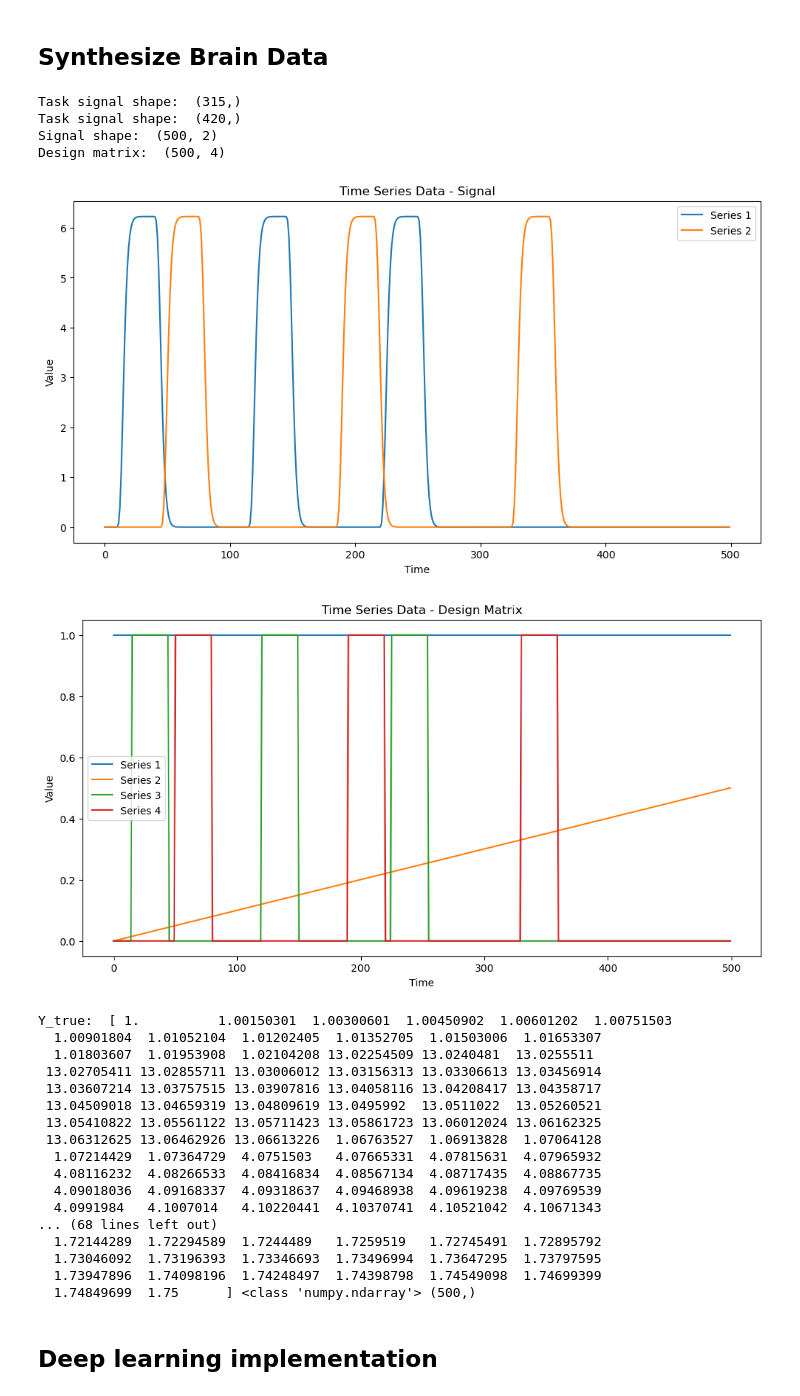
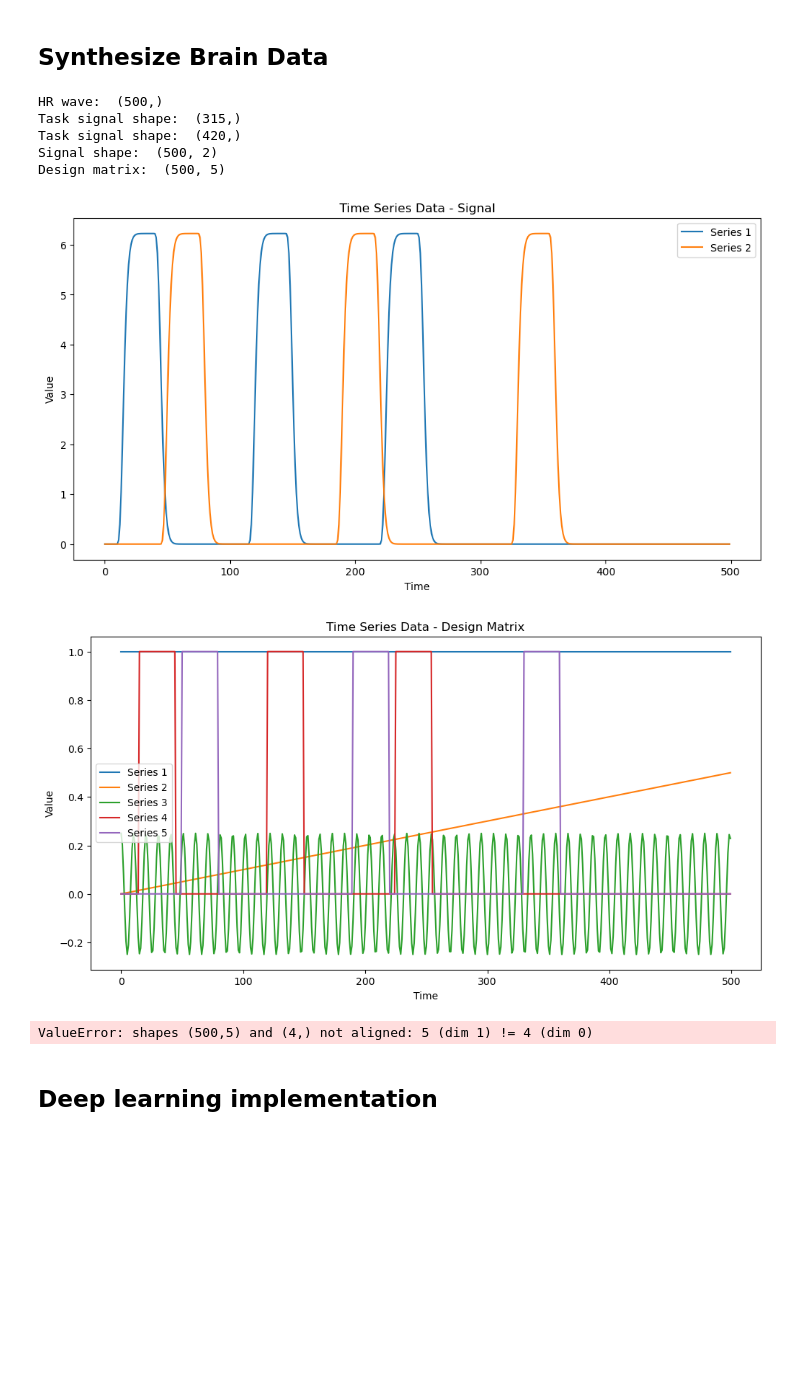
Before and after one commit to nolanrbrady/neuro_dl_stats, a Jupyter notebook: pytorch_glm.ipynb, the cells around one changed output. Drawn from its saved outputs; the diff is of its cells as text; code cells hidden in the pictures; blank space fills up the shorter version.

Commit message:
Add heart rate into the design matrix

```diff
--- a/pytorch_glm.ipynb
+++ b/pytorch_glm.ipynb
@@ -129,49 +129,35 @@ Y_true:  [ 1.00018143  1.51314488  2.02618978  2.53934815  3.0526597   3.5661723
 # %%
 %reload_ext autoreload
 # Create a Synthesizer with custom parameters using the builder
 synth_builder = SynthesizerBuilder()
 synth = (synth_builder
        .add_length(500)
        .add_intercept()
        .add_drift(0, 0.5)
+       .add_heart_rate()
        .add_signal(30, 60, 3, 15, "1")
        .add_signal(30, 60, 3, 50, "2")
        .build())
 signal, design_matrix = synth.get()
 print("Signal shape: ", signal.shape)
 print("Design matrix: ", design_matrix.shape)
 synth.plot_signal()
 synth.plot_design_matrix()
 
 # Get the GLM Values
 beta_values_target = np.array([1, 1.5, 12, 3])
 # print(design_matrix.shape, beta_values.shape)
 y_true = np.dot(design_matrix, beta_values_target)
 print("Y_true: ", y_true, type(y_true), y_true.shape)
 # %% [output]
+HR wave:  (500,)
 Task signal shape:  (315,)
 Task signal shape:  (420,)
 Signal shape:  (500, 2)
-Design matrix:  (500, 4)
+Design matrix:  (500, 5)
 [figure]
-[figure, old version]
+[figure, new version]
-Y_true:  [ 1.          1.00150301  1.00300601  1.00450902  1.00601202  1.00751503
-  1.00901804  1.01052104  1.01202405  1.01352705  1.01503006  1.01653307
-  1.01803607  1.01953908  1.02104208 13.02254509 13.0240481  13.0255511
- 13.02705411 13.02855711 13.03006012 13.03156313 13.03306613 13.03456914
- 13.03607214 13.03757515 13.03907816 13.04058116 13.04208417 13.04358717
- 13.04509018 13.04659319 13.04809619 13.0495992  13.0511022  13.05260521
- 13.05410822 13.05561122 13.05711423 13.05861723 13.06012024 13.06162325
- 13.06312625 13.06462926 13.06613226  1.06763527  1.06913828  1.07064128
-  1.07214429  1.07364729  4.0751503   4.07665331  4.07815631  4.07965932
-  4.08116232  4.08266533  4.08416834  4.08567134  4.08717435  4.08867735
-  4.09018036  4.09168337  4.09318637  4.09468938  4.09619238  4.09769539
-  4.0991984   4.1007014   4.10220441  4.10370741  4.10521042  4.10671343
-... (68 lines left out)
-  1.72144289  1.72294589  1.7244489   1.7259519   1.72745491  1.72895792
-  1.73046092  1.73196393  1.73346693  1.73496994  1.73647295  1.73797595
-  1.73947896  1.74098196  1.74248497  1.74398798  1.74549098  1.74699399
-  1.74849699  1.75      ] <class 'numpy.ndarray'> (500,)
+ValueError: shapes (500,5) and (4,) not aligned: 5 (dim 1) != 4 (dim 0)
 # %% [markdown]
 ## Deep learning implementation
 # %% [markdown]
```
Also changed, not shown: 1 other file.
